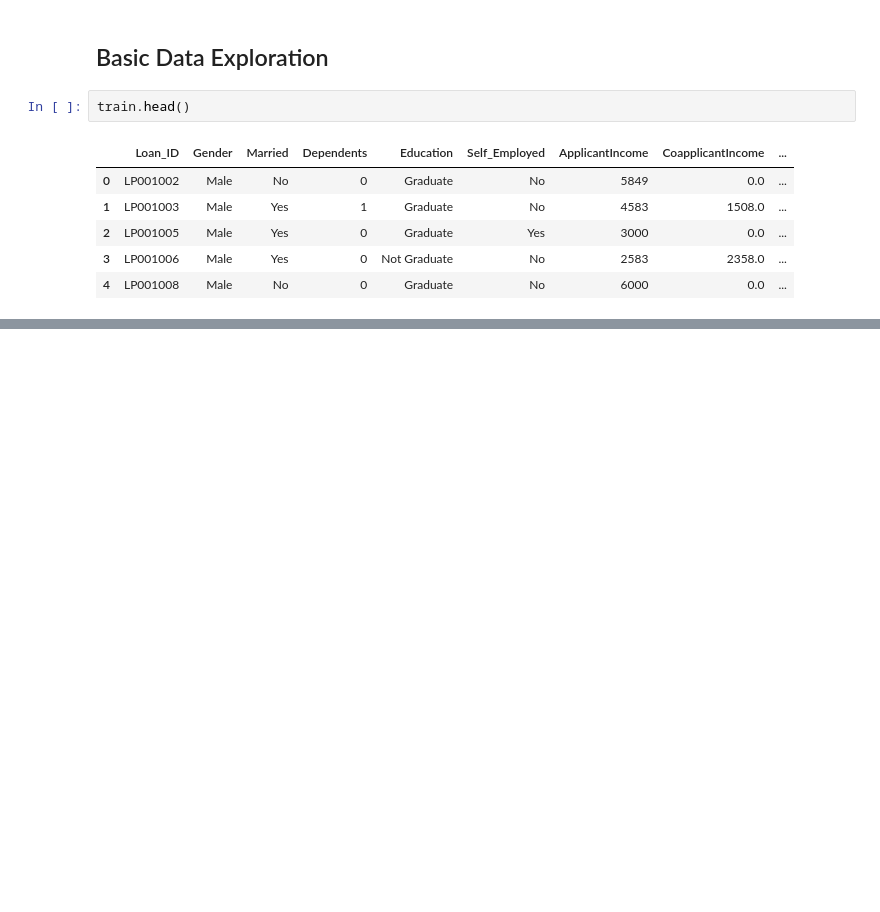
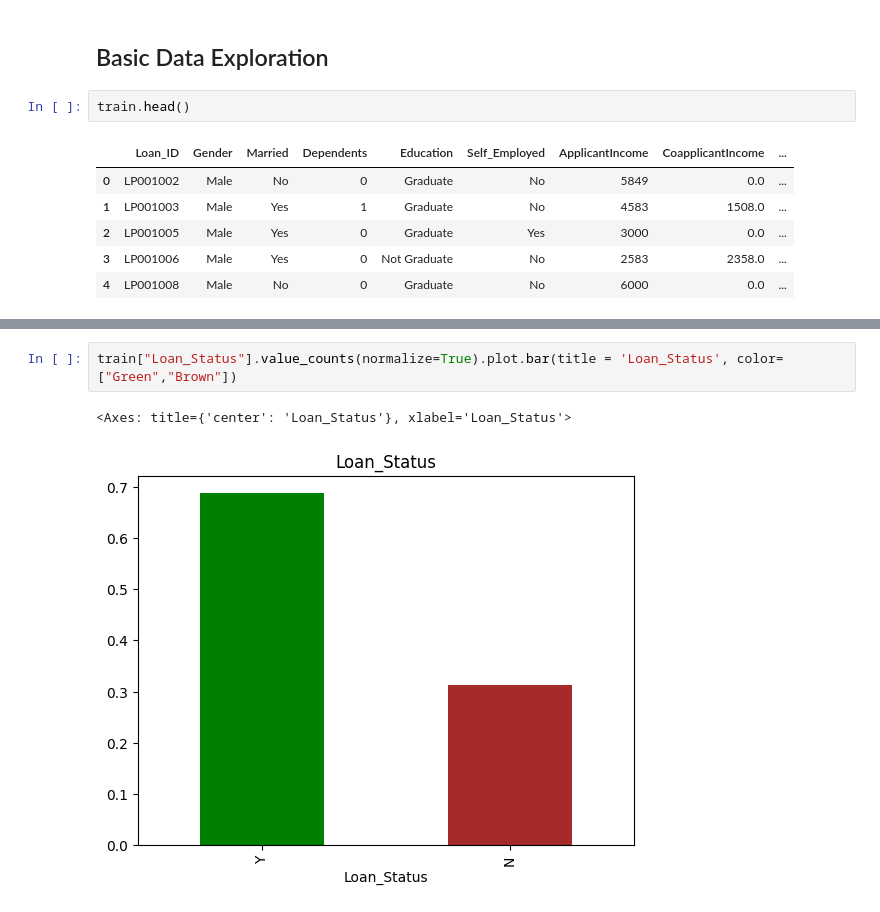
Before and after one commit to bhavbooks/Loan-Approval-Prediction-System, a Jupyter notebook: main.ipynb, the cells around one changed output, grey strips where cells are left out. Cells and saved outputs as stored; diff of their text form; blank space fills up the shorter version.

```diff
--- a/main.ipynb
+++ b/main.ipynb
@@ -30,0 +149,5 @@ train.head()
+# %%
+train["Loan_Status"].value_counts(normalize=True).plot.bar(title = 'Loan_Status', color=["Green","Brown"])
+# %% [output]
+<Axes: title={'center': 'Loan_Status'}, xlabel='Loan_Status'>
+[figure, added]
```
Also changed, not shown: parts of 38 cells of this notebook.
